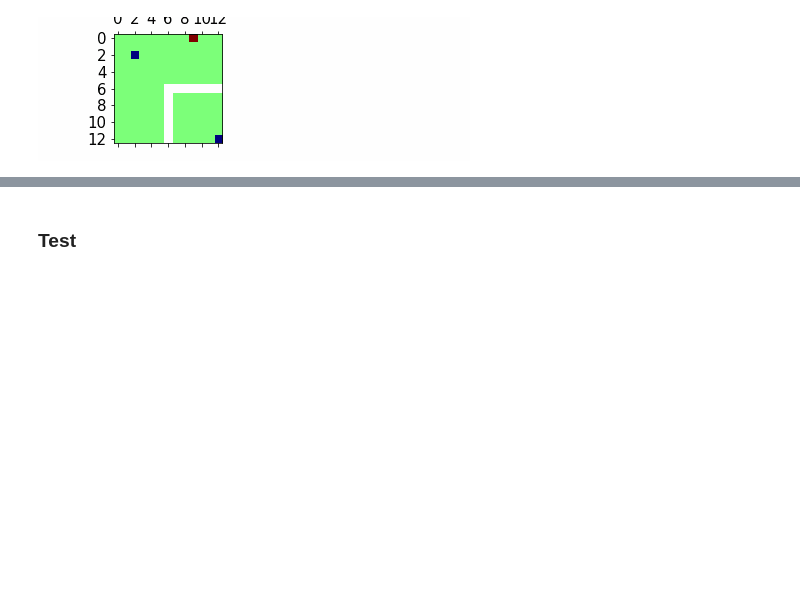
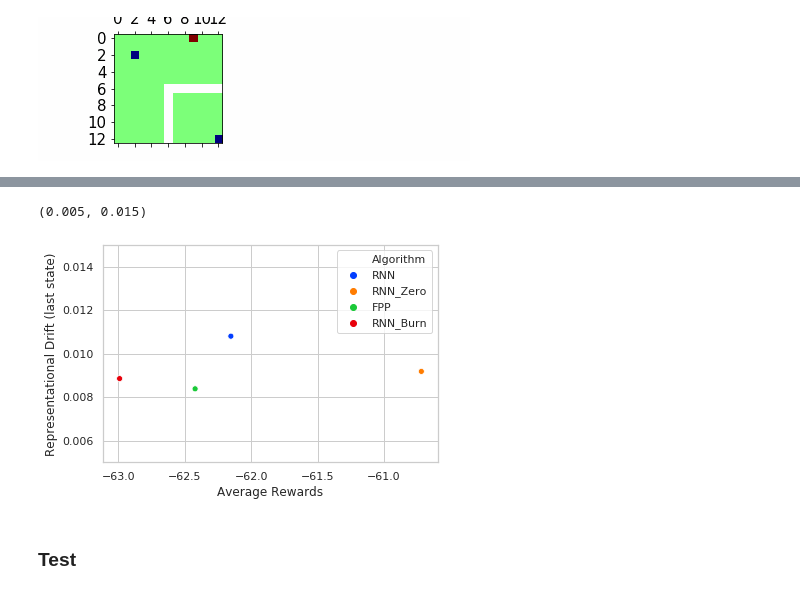
Before and after one commit to movefast/rnn, a Jupyter notebook: rep_shift.ipynb, the cells around one changed output, grey strips where cells are left out. Saved outputs shown, nothing was run; the diff lists cells and outputs as text; code cells hidden in the pictures; blank space fills up the shorter version.

```diff
--- a/rep_shift.ipynb
+++ b/rep_shift.ipynb
@@ -450,3 +448,26 @@ dict_keys(['NN'])
+# %%
+# DoorWorldWide2 RNN -62.153
+# DoorWorldWide2 RNN_Zero -60.720
+# DoorWorldWide2 FPP -62.422
+# DoorWorldWide2 RNN_Burn -62.99
+
+# DoorWorldWide2 RNN 0.0108
+# DoorWorldWide2 RNN_Zero 0.00918
+# DoorWorldWide2 FPP 0.00838
+# DoorWorldWide2 RNN_Burn 0.00885
+
+df = pd.DataFrame(np.array([[-62.153, 0.0108, 'RNN'], [-60.720, 0.00918, 'RNN_Zero'], [-62.422, 0.00838, 'FPP'],[-62.99, 0.00885, 'RNN_Burn']]),
+                   columns=['Average Rewards', 'Representational Drift (last state)', 'Algorithm'])
+# %%
+df['Average Rewards'] = df['Average Rewards'].astype('float')
+df['Representational Drift (last state)'] = df['Representational Drift (last state)'].astype('float')
+# %%
+ax = sns.scatterplot(x="Average Rewards", y="Representational Drift (last state)", hue="Algorithm",
+                     data=df)
+ax.set_ylim(0.005,.015)
+# %% [output]
+(0.005, 0.015)
+[figure, added]
 # %% [markdown]
 ### Test
 # %%
```
Also changed, not shown: parts of 28 cells of this notebook, 13 other files.
